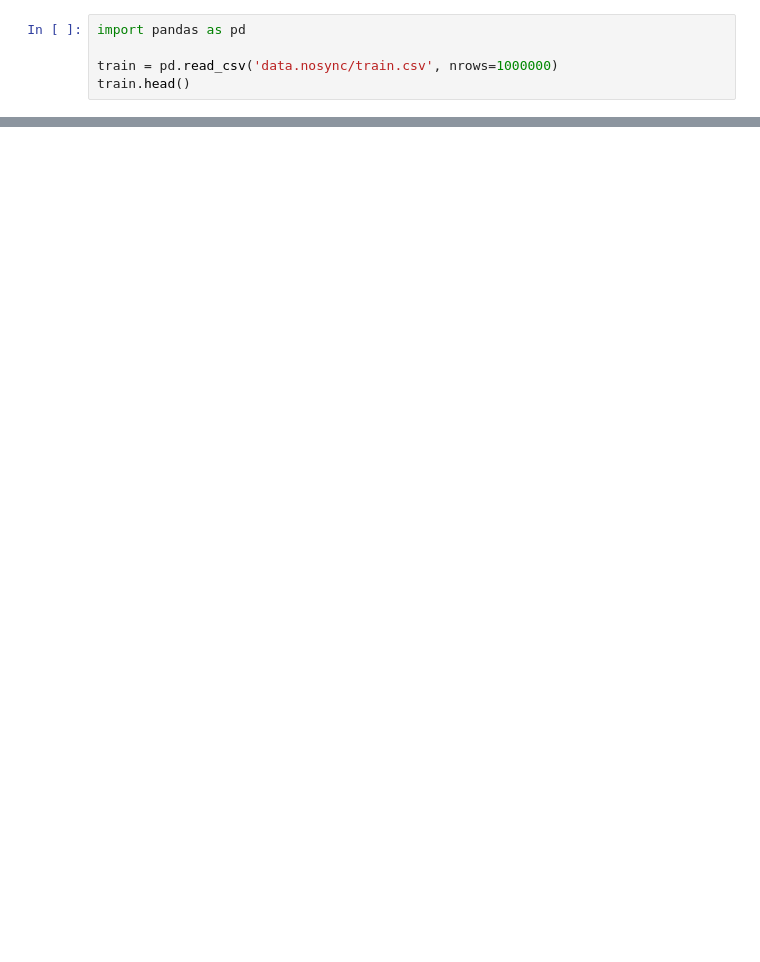
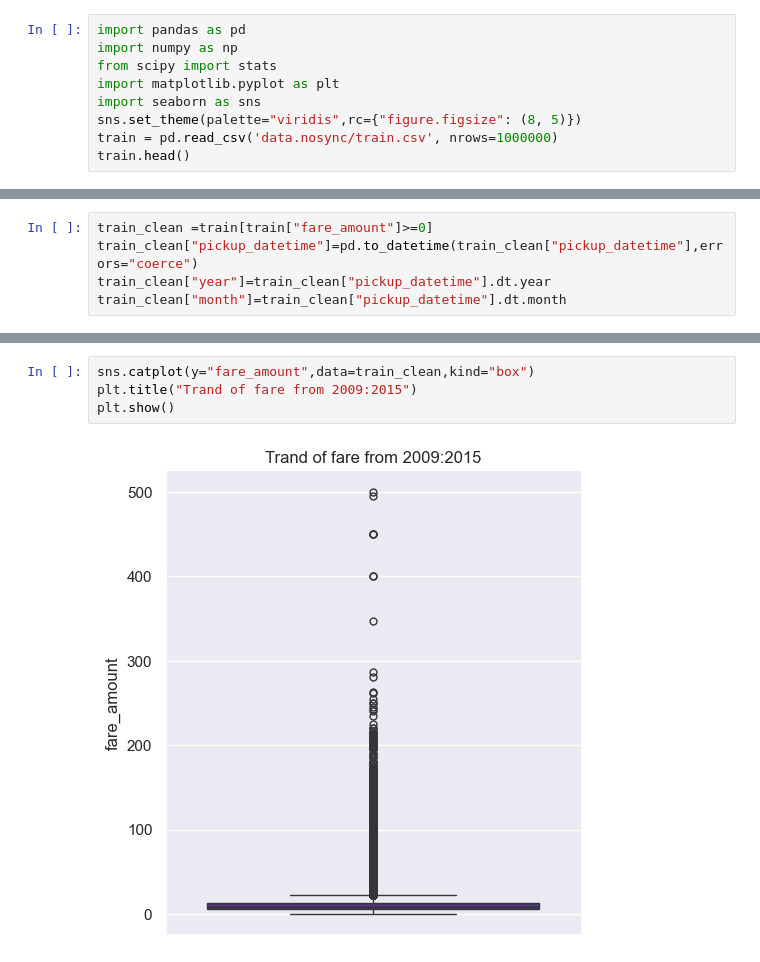
Before and after one commit to aguchhait-stack/nyc-taxi-fare-prediction, a Jupyter notebook: nyc-taxi-fare-prediction.ipynb, the cells around one changed output, grey strips where cells are left out. Saved outputs shown, nothing was run; the diff lists cells and outputs as text; blank space fills up the shorter version.

Commit message:
Finishing First EDA of fare and data cleaning of date column

```diff
--- a/nyc-taxi-fare-prediction.ipynb
+++ b/nyc-taxi-fare-prediction.ipynb
@@ -1,6 +32,10 @@
 # %%
 import pandas as pd
-
+import numpy as np
+from scipy import stats
+import matplotlib.pyplot as plt
+import seaborn as sns
+sns.set_theme(palette="viridis",rc={"figure.figsize": (8, 5)})
 train = pd.read_csv('data.nosync/train.csv', nrows=1000000)
 train.head()
 # %% [output]
@@ -22,0 +121,5 @@ train.head()
+# %%
+train_clean =train[train["fare_amount"]>=0]
+train_clean["pickup_datetime"]=pd.to_datetime(train_clean["pickup_datetime"],errors="coerce")
+train_clean["year"]=train_clean["pickup_datetime"].dt.year
+train_clean["month"]=train_clean["pickup_datetime"].dt.month
@@ -22,0 +134,6 @@ train.head()
+# %%
+sns.catplot(y="fare_amount",data=train_clean,kind="box")
+plt.title("Trand of fare from 2009:2015")
+plt.show()
+# %% [output]
+[figure, added]
```
Also changed, not shown: parts of 9 cells of this notebook, 16 other files.
